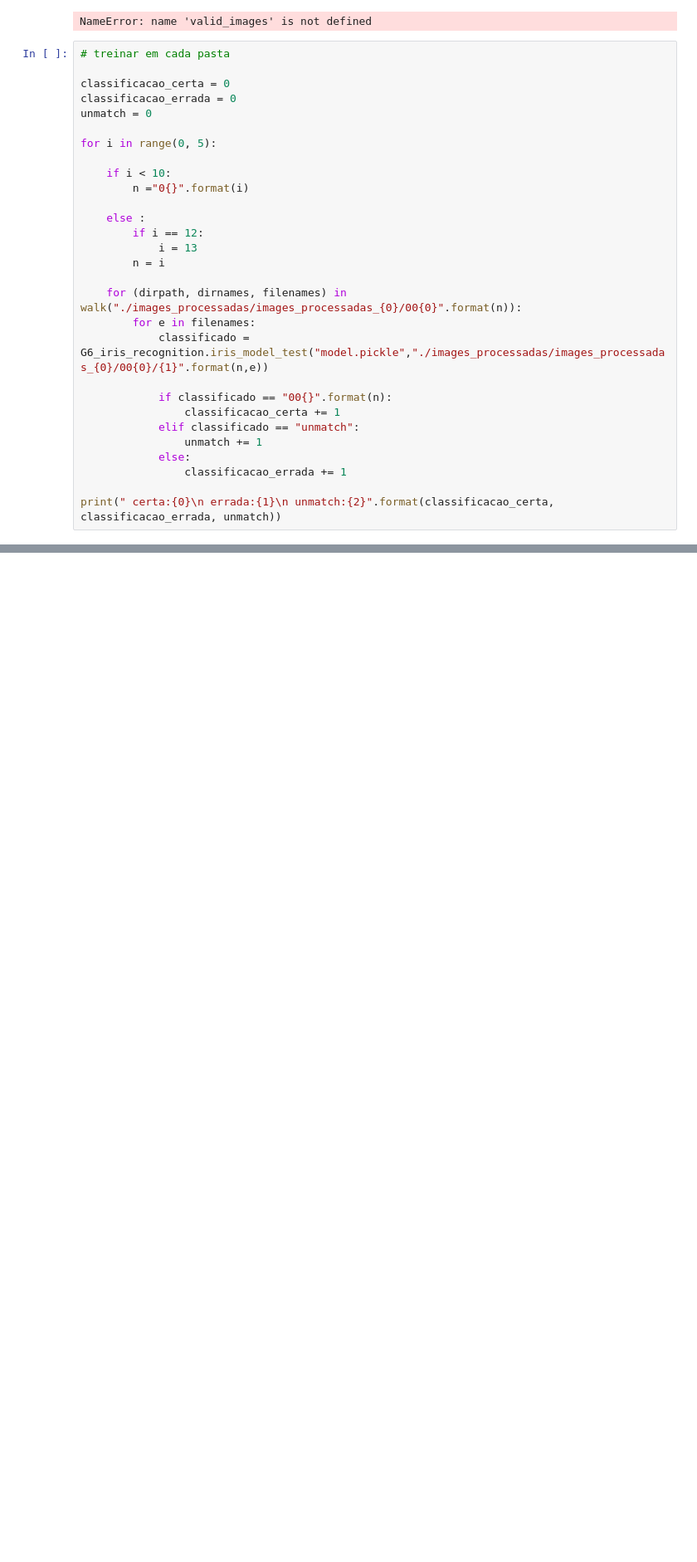
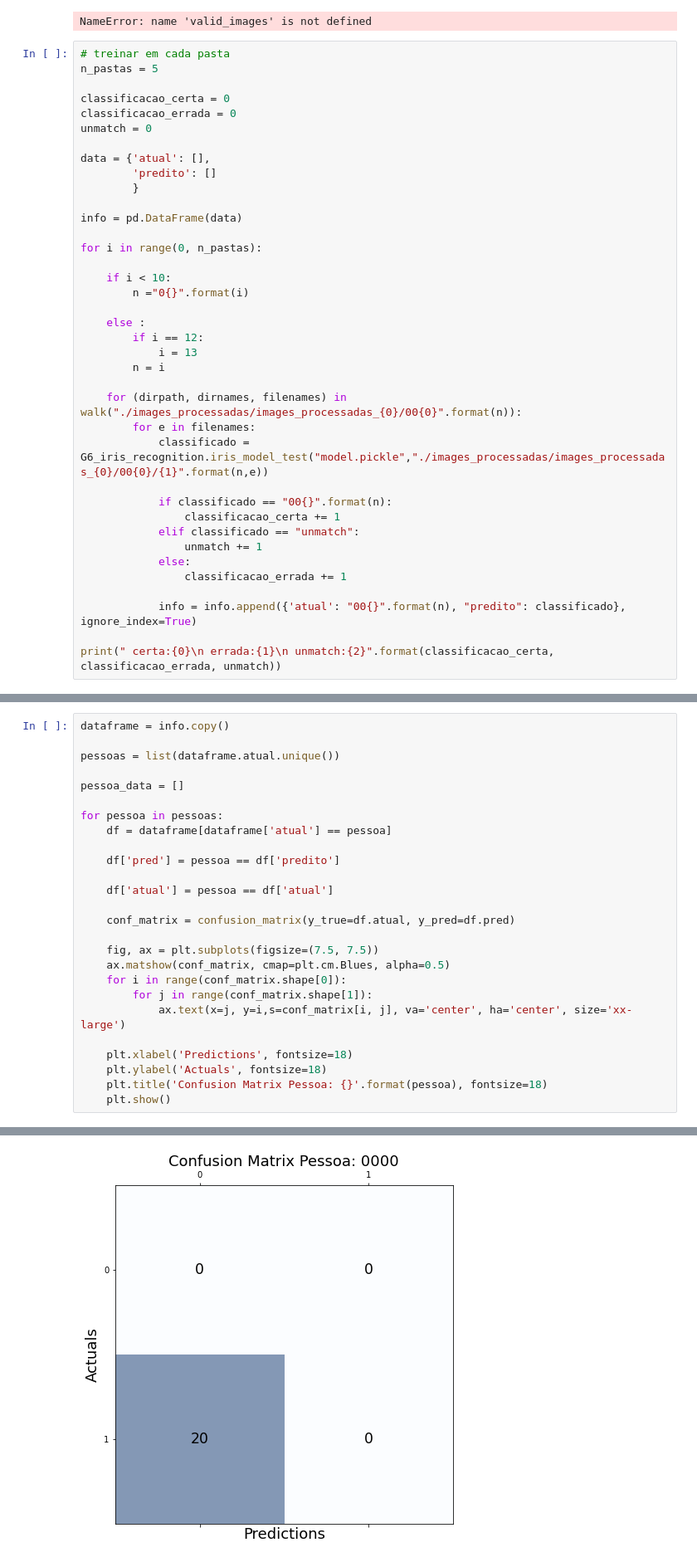
Before and after one commit to thalials/iris-recognition-visao-comp, a Jupyter notebook: proj1_reconhecimento_de_iris.ipynb, the cells around one changed output, grey strips where cells are left out. Shown at 83% size. Cells and saved outputs as stored; diff of their text form; blank space fills up the shorter version.

```diff
--- a/proj1_reconhecimento_de_iris.ipynb
+++ b/proj1_reconhecimento_de_iris.ipynb
@@ -233,12 +246,19 @@ valid_images
 NameError: name 'valid_images' is not defined
 # %%
 # treinar em cada pasta
+n_pastas = 5
 
 classificacao_certa = 0
 classificacao_errada = 0
 unmatch = 0
 
-for i in range(0, 5):
+data = {'atual': [],
+        'predito': []
+        }
+
+info = pd.DataFrame(data)
+
+for i in range(0, n_pastas):
 
     if i < 10:
         n ="0{}".format(i)
@@ -259,6 +279,8 @@ for i in range(0, 5):
             else:
                 classificacao_errada += 1
 
+            info = info.append({'atual': "00{}".format(n), "predito": classificado}, ignore_index=True)
+
 print(" certa:{0}\n errada:{1}\n unmatch:{2}".format(classificacao_certa, classificacao_errada, unmatch))
 # %% [output]
 rectangle expression1
@@ -280,0 +319,27 @@ rectangle expression2 not enough values to unpack (expected 2, got 1)
+# %%
+dataframe = info.copy()
+
+pessoas = list(dataframe.atual.unique())
+
+pessoa_data = []
+
+for pessoa in pessoas:
+    df = dataframe[dataframe['atual'] == pessoa]
+
+    df['pred'] = pessoa == df['predito']
+
+    df['atual'] = pessoa == df['atual']
+
+    conf_matrix = confusion_matrix(y_true=df.atual, y_pred=df.pred)
+
+    fig, ax = plt.subplots(figsize=(7.5, 7.5))
+    ax.matshow(conf_matrix, cmap=plt.cm.Blues, alpha=0.5)
+    for i in range(conf_matrix.shape[0]):
+        for j in range(conf_matrix.shape[1]):
+            ax.text(x=j, y=i,s=conf_matrix[i, j], va='center', ha='center', size='xx-large')
+
+    plt.xlabel('Predictions', fontsize=18)
+    plt.ylabel('Actuals', fontsize=18)
+    plt.title('Confusion Matrix Pessoa: {}'.format(pessoa), fontsize=18)
+    plt.show()
+# %% [output]
@@ -280,0 +356 @@ rectangle expression2 not enough values to unpack (expected 2, got 1)
+[figure, added]
```
Also changed, not shown: parts of 12 cells of this notebook.
